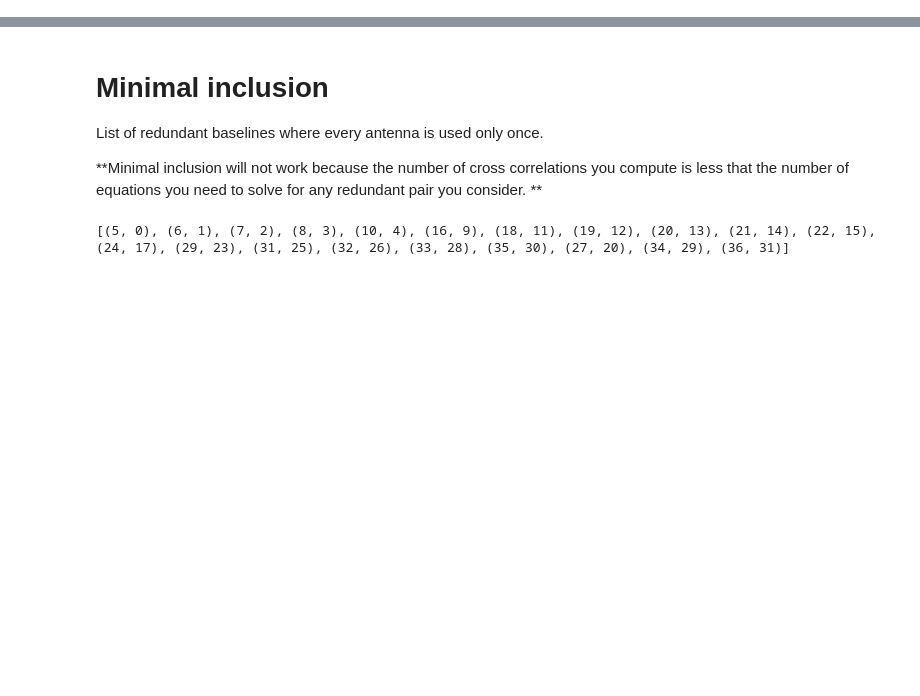
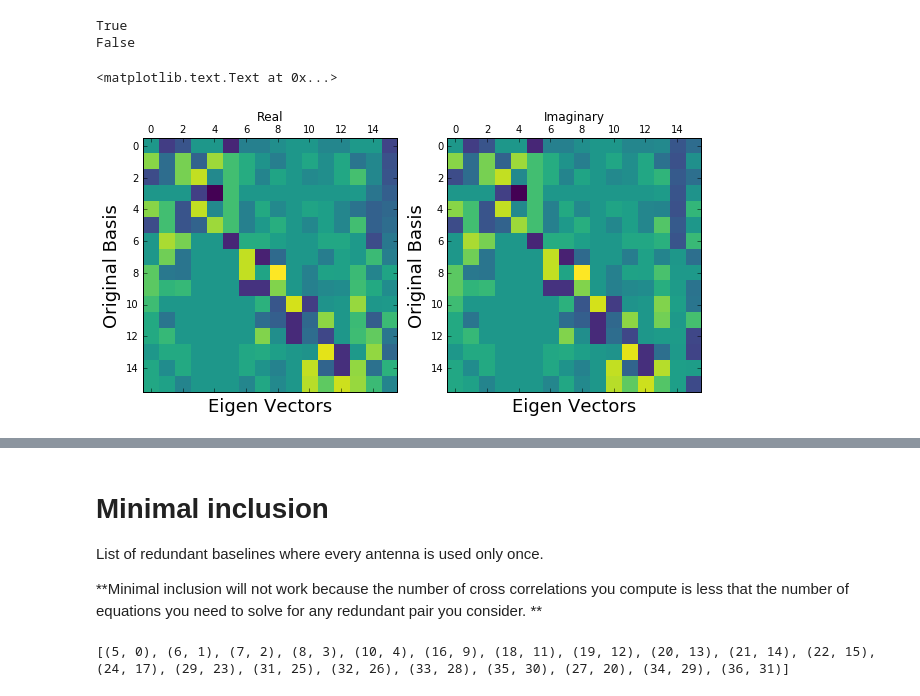
Before and after one commit to dgorthi/Notes, a Jupyter notebook: Array Configurations.ipynb, the cells around one changed output, grey strips where cells are left out. Cells and saved outputs as stored; diff of their text form; code cells hidden in the pictures; blank space fills up the shorter version.

```diff
--- a/Array Configurations.ipynb
+++ b/Array Configurations.ipynb
@@ -32,0 +98,24 @@ len(redbls[0])
+# %%
+# Compare U and V for the real and imaginary parts.
+# Since A.T * A is symmetric, U and V should be equal.
+# This is true for the real but not the imaginary??
+
+print np.all(np.isclose(Ur,Vr.T))
+print np.all(np.isclose(Ui,Vi.T))
+
+fig,ax = plt.subplots(1,2)
+
+im = ax[0].matshow(np.round(Ui,decimals=2),cmap='viridis')
+ax[0].set_title('Real')
+ax[0].set_xlabel('Eigen Vectors',fontsize=18)
+ax[0].set_ylabel('Original Basis',fontsize=18)
+
+im = ax[1].matshow(np.round(Vi.T,decimals=2),cmap='viridis')
+ax[1].set_title('Imaginary')
+ax[1].set_xlabel('Eigen Vectors',fontsize=18)
+ax[1].set_ylabel('Original Basis',fontsize=18)
+# %% [output]
+True
+False
+<matplotlib.text.Text at 0x...>
+[figure, added]
```
Also changed, not shown: parts of 50 cells of this notebook, 1 other file.
